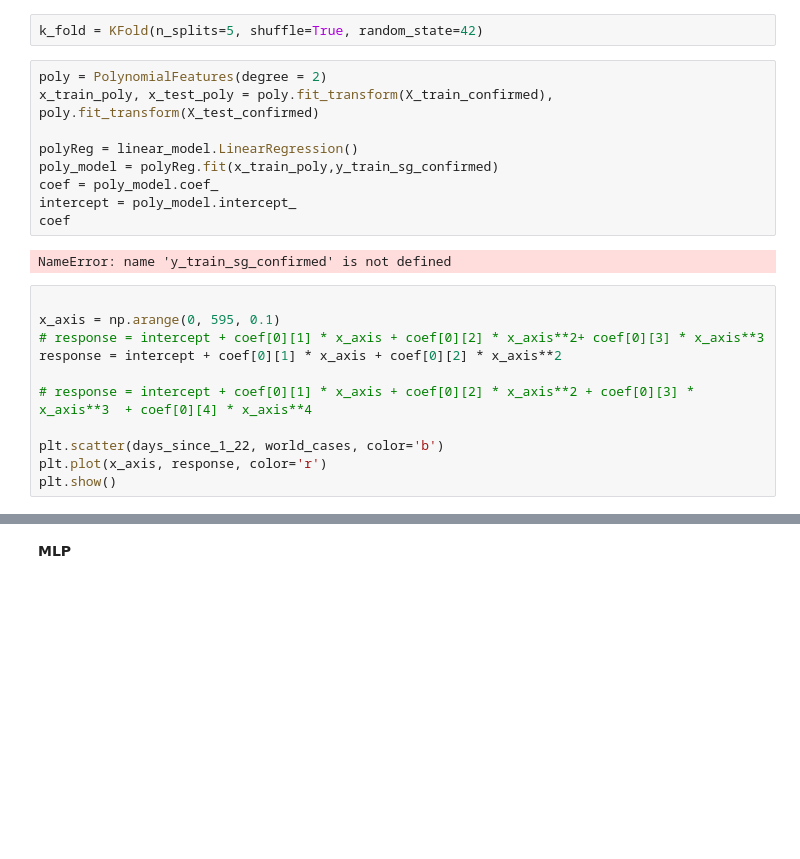
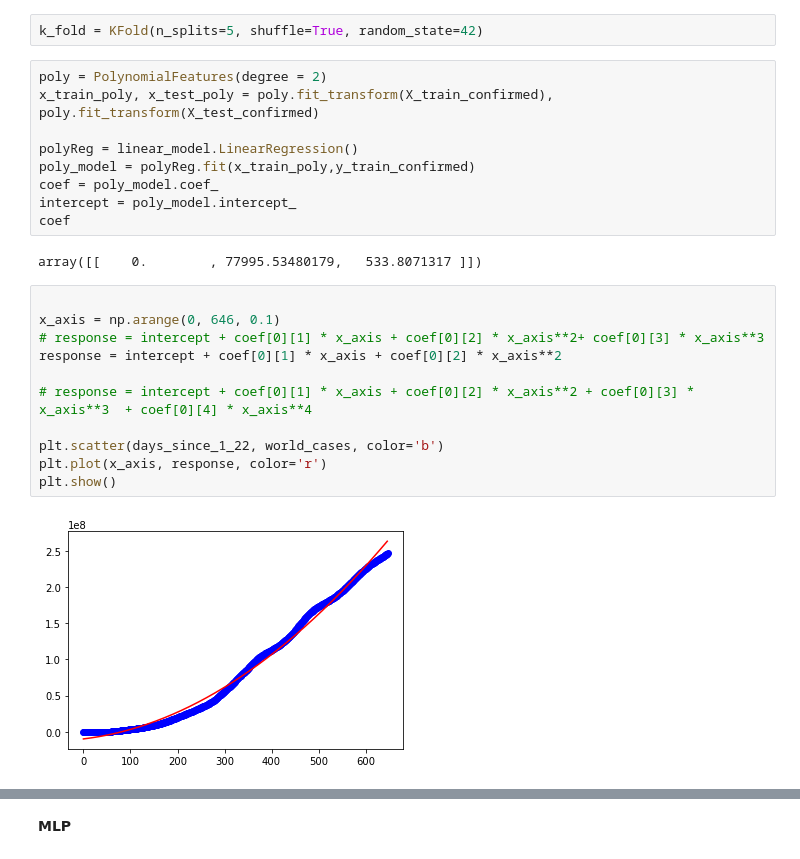
Before and after one commit to dvh549/Data_Mining, a Jupyter notebook: Covid_19_PolynomialRegression_&_MLP.ipynb, the cells around one changed output, grey strips where cells are left out. Drawn from its saved outputs; the diff is of its cells as text; blank space fills up the shorter version.

```diff
--- a/Covid_19_PolynomialRegression_&_MLP.ipynb
+++ b/Covid_19_PolynomialRegression_&_MLP.ipynb
@@ -276,22 +276,24 @@ poly = PolynomialFeatures(degree = 2)
 x_train_poly, x_test_poly = poly.fit_transform(X_train_confirmed), poly.fit_transform(X_test_confirmed)
 
 polyReg = linear_model.LinearRegression()
-poly_model = polyReg.fit(x_train_poly,y_train_sg_confirmed)
+poly_model = polyReg.fit(x_train_poly,y_train_confirmed)
 coef = poly_model.coef_
 intercept = poly_model.intercept_
 coef
 # %% [output]
-NameError: name 'y_train_sg_confirmed' is not defined
+array([[    0.        , 77995.53480179,   533.8071317 ]])
 # %%
 
-x_axis = np.arange(0, 595, 0.1)
+x_axis = np.arange(0, 646, 0.1)
 # response = intercept + coef[0][1] * x_axis + coef[0][2] * x_axis**2+ coef[0][3] * x_axis**3
 response = intercept + coef[0][1] * x_axis + coef[0][2] * x_axis**2
 
 # response = intercept + coef[0][1] * x_axis + coef[0][2] * x_axis**2 + coef[0][3] * x_axis**3  + coef[0][4] * x_axis**4
 
 plt.scatter(days_since_1_22, world_cases, color='b')
 plt.plot(x_axis, response, color='r')
 plt.show()
+# %% [output]
+[figure, added]
 # %%
 prediction = poly_model.predict(x_test_poly)
```
Also changed, not shown: parts of 23 cells of this notebook.
